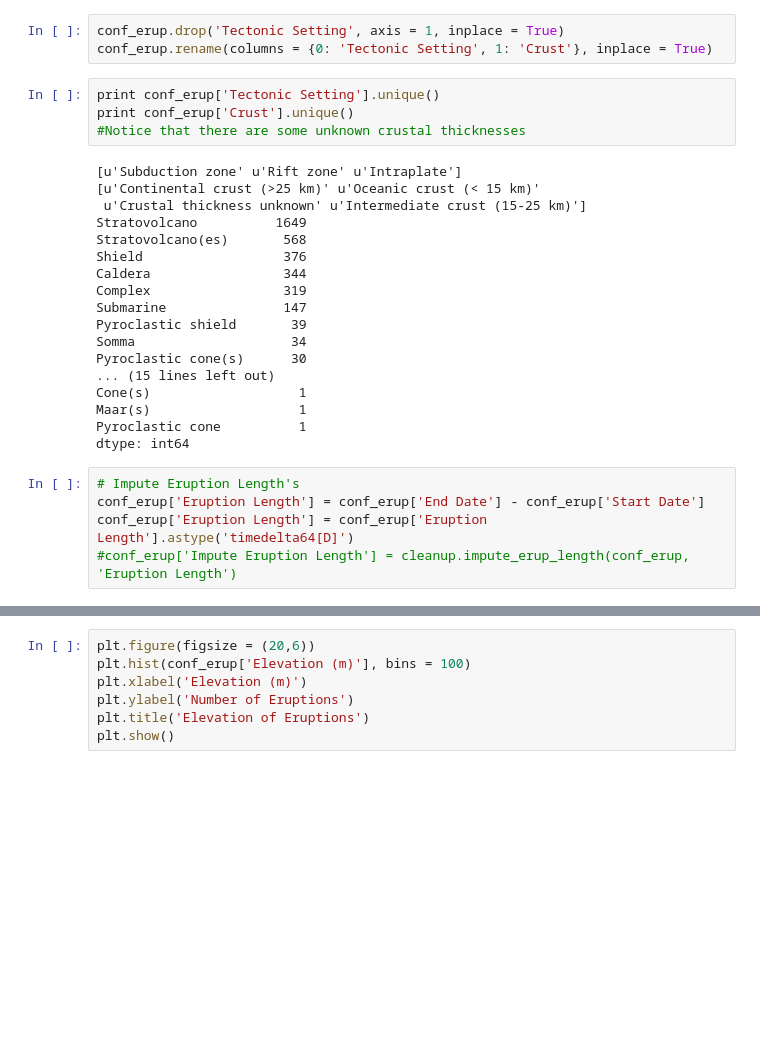
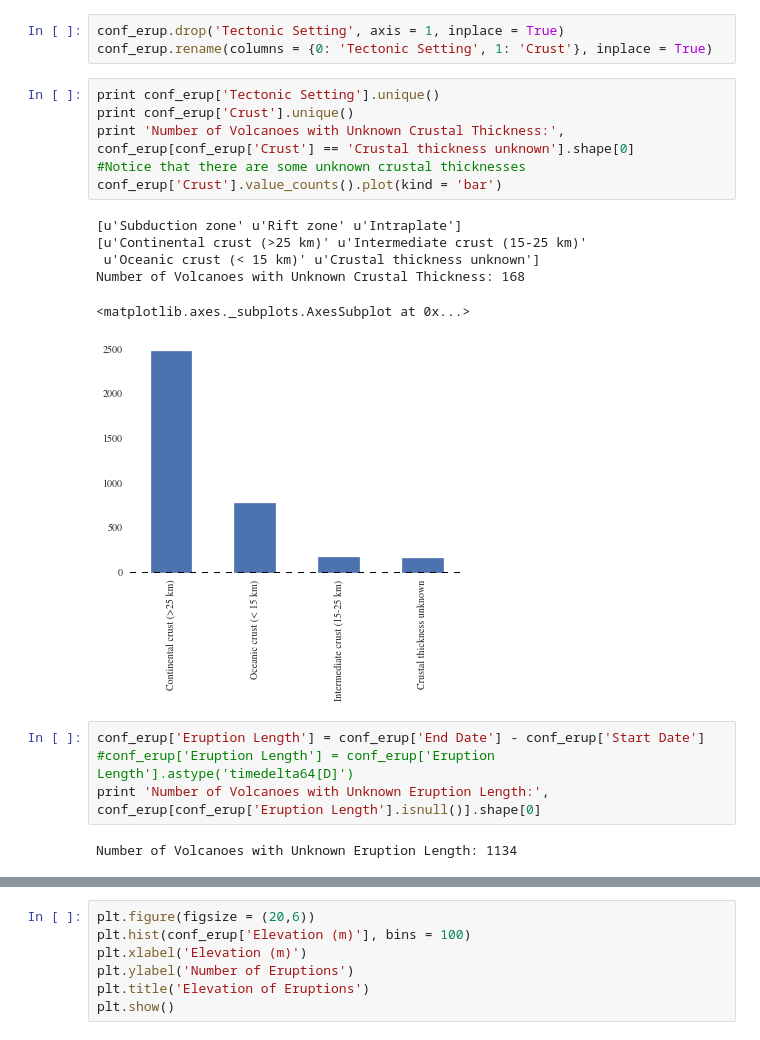
Before and after one commit to sokolo986/CS109_Volcano, a Jupyter notebook: Data CleanUp.ipynb, the cells around one changed output, grey strips where cells are left out. Drawn from its saved outputs; the diff is of its cells as text; blank space fills up the shorter version.

```diff
--- a/Data CleanUp.ipynb
+++ b/Data CleanUp.ipynb
@@ -352,27 +353,19 @@ conf_erup.rename(columns = {0: 'Tectonic Setting', 1: 'Crust'}, inplace = True)
 # %%
 print conf_erup['Tectonic Setting'].unique()
 print conf_erup['Crust'].unique()
+print 'Number of Volcanoes with Unknown Crustal Thickness:', conf_erup[conf_erup['Crust'] == 'Crustal thickness unknown'].shape[0]
 #Notice that there are some unknown crustal thicknesses
+conf_erup['Crust'].value_counts().plot(kind = 'bar')
 # %% [output]
 [u'Subduction zone' u'Rift zone' u'Intraplate']
-[u'Continental crust (>25 km)' u'Oceanic crust (< 15 km)'
- u'Crustal thickness unknown' u'Intermediate crust (15-25 km)']
-Stratovolcano          1649
-Stratovolcano(es)       568
-Shield                  376
-Caldera                 344
-Complex                 319
-Submarine               147
-Pyroclastic shield       39
-Somma                    34
-Pyroclastic cone(s)      30
-... (15 lines left out)
-Cone(s)                   1
-Maar(s)                   1
-Pyroclastic cone          1
-dtype: int64
+[u'Continental crust (>25 km)' u'Intermediate crust (15-25 km)'
+ u'Oceanic crust (< 15 km)' u'Crustal thickness unknown']
+Number of Volcanoes with Unknown Crustal Thickness: 168
+<matplotlib.axes._subplots.AxesSubplot at 0x...>
+[figure, added]
 # %%
-# Impute Eruption Length's
 conf_erup['Eruption Length'] = conf_erup['End Date'] - conf_erup['Start Date']
-conf_erup['Eruption Length'] = conf_erup['Eruption Length'].astype('timedelta64[D]')
-#conf_erup['Impute Eruption Length'] = cleanup.impute_erup_length(conf_erup, 'Eruption Length')
+#conf_erup['Eruption Length'] = conf_erup['Eruption Length'].astype('timedelta64[D]')
+print 'Number of Volcanoes with Unknown Eruption Length:', conf_erup[conf_erup['Eruption Length'].isnull()].shape[0]
+# %% [output]
+Number of Volcanoes with Unknown Eruption Length: 1134
```
Also changed, not shown: parts of 21 cells of this notebook, 1 other file.
